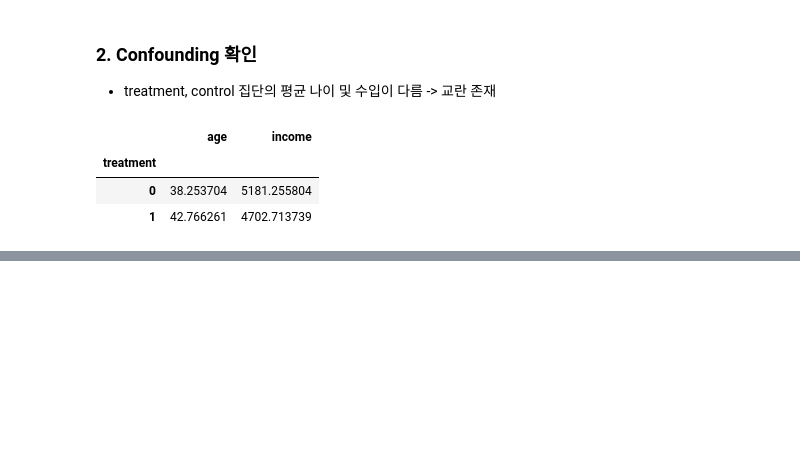
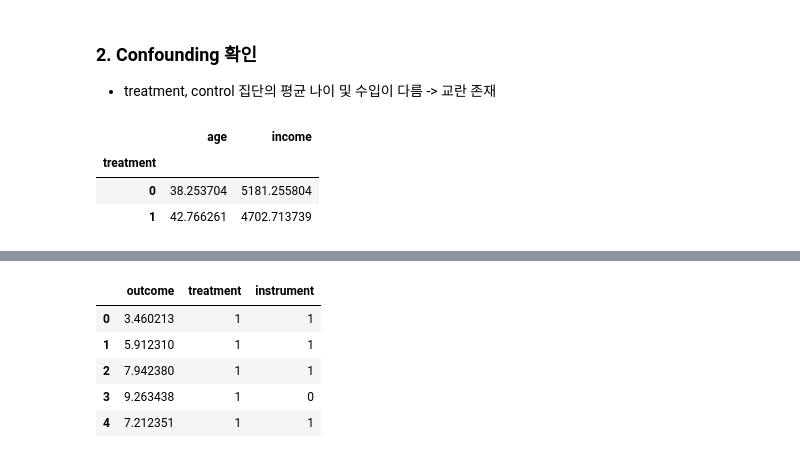
Before and after one commit to jihhyeon/ds-study-notes, a Jupyter notebook: causal-inference/causal_inf.ipynb, the cells around one changed output, grey strips where cells are left out. Saved outputs shown, nothing was run; the diff lists cells and outputs as text; code cells hidden in the pictures; blank space fills up the shorter version.

```diff
--- a/causal-inference/causal_inf.ipynb
+++ b/causal-inference/causal_inf.ipynb
@@ -103,0 +240,21 @@ strong multicollinearity or other numerical problems.
+# %%
+# data load
+instrument = np.random.binomial(1,0.5,n)
+hidden = np.random.normal(0,1,n)
+treatment = (0.5*instrument + 0.8*hidden > 0).astype(int)
+outcome = 4*treatment + 3*hidden + np.random.normal(0,1,n)
+# %%
+df_iv = pd.DataFrame(
+    {'outcome': outcome,
+     'treatment': treatment,
+     'instrument': instrument
+     })
+# %%
+df_iv.head()
+# %% [output]
+|  | outcome | treatment | instrument |
+| 0 | 3.460213 | 1 | 1 |
+| 1 | 5.912310 | 1 | 1 |
+| 2 | 7.942380 | 1 | 1 |
+| 3 | 9.263438 | 1 | 0 |
+| 4 | 7.212351 | 1 | 1 |
```
Also changed, not shown: parts of 29 cells of this notebook.
